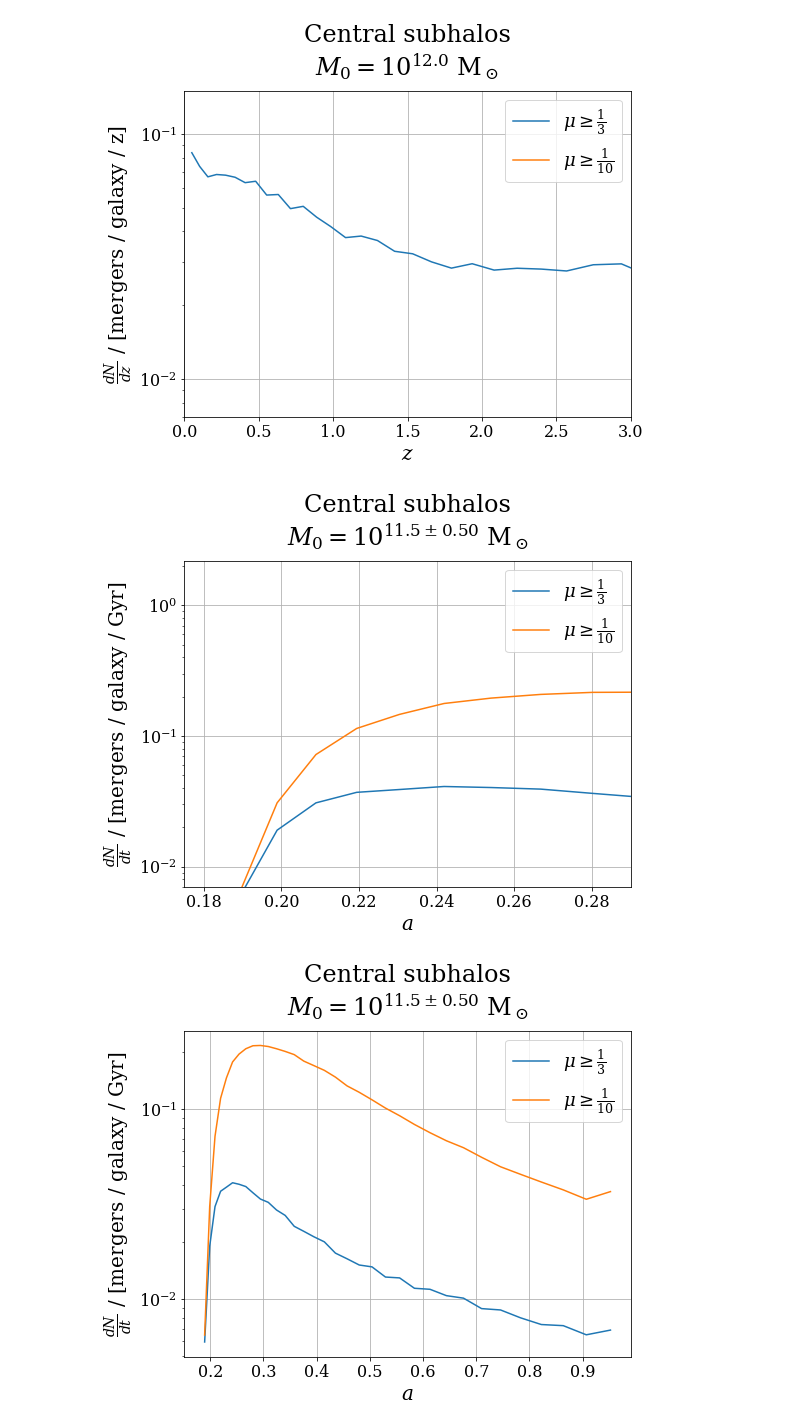
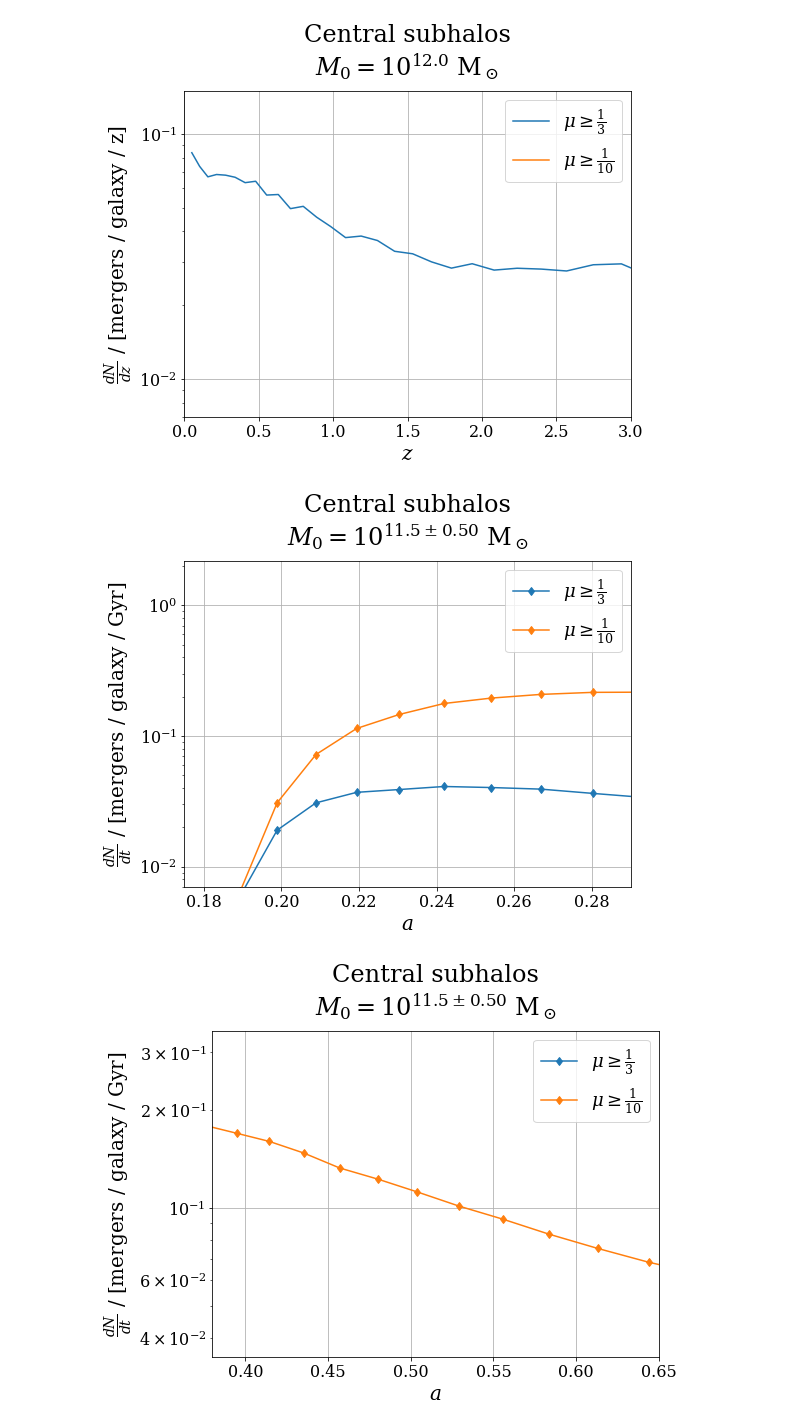
Before and after one commit to patricks1/mergers, a Jupyter notebook: mergers3/dNdx.ipynb, the cells around one changed output. Saved outputs shown, nothing was run; the diff lists cells and outputs as text; code cells hidden in the pictures.

Commit message:
more dNdx plots

```diff
--- a/mergers3/dNdx.ipynb
+++ b/mergers3/dNdx.ipynb
@@ -24,7 +24,7 @@ rcParams['legend.fontsize']=18
 # %%
 pertxt='P$\mathrm{\\acute{e}}$rez-Gonz$\mathrm{\\acute{a}}$lez'
 # %%
-htpm=merg_rates.HalTreepmClass()
+htpm=merg_rates.HalTreepmClass(catkind='halo')
 # %% [output]
 # in merg_rates3.HalTreepm():
   read /data1/arwetzel/lcdm250/snapshot.txt
@@ -89,43 +89,50 @@ building merger tree
 # $\frac{dN}{dz}(z)$
 # %%
 def plt_dNdx_ofz(tpm, typ, dx, Mcond, smf_lbl, ziend=34, ylim=None,
-                 xlim=None, scalefac=False, through=False, Mwid=0.5):
+                 xlim=None, xaxis='z', through=False, Mwid=0.5):
     import importlib
     importlib.reload(merg_rates)
-    htpm.dNdx_ofz=merg_rates.HalTreepmClass.dNdx_ofz.__get__(htpm, merg_rates.HalTreepmClass)
+    htpm.dNdx_ofz=merg_rates.HalTreepmClass.dNdx_ofz.__get__(htpm,
+                                                             merg_rates.HalTreepmClass)
+    %matplotlib inline
 
     dNdxs_gal_3=htpm.dNdx_ofz(galtpm=tpm, Mcond=Mcond, zi_Mcond=0,
                               mu_cond=np.log10(1./3.),
                               typ=typ, dx=dx,
-                              ziend=ziend, through=through)
+                              ziend=ziend, through=through, x_ax=xaxis)
     dNdxs_gal_10=htpm.dNdx_ofz(galtpm=tpm, Mcond=Mcond, zi_Mcond=0,
                                mu_cond=np.log10(1./10.),
                                typ=typ, dx=dx,
-                               ziend=ziend, through=through)
+                               ziend=ziend, through=through, x_ax=xaxis)
 
     fig=plt.figure(figsize=(8,6))
     ax=fig.add_subplot(111)
 
-    x3=np.array(dNdxs_gal_3[0])
-    x10=np.array(dNdxs_gal_10[0])
-    if scalefac:
-        x3=1./(1.+x3)
-        x10=1./(1.+x10)
-        ax.set_xlabel('$a$')
+    ax.plot(dNdxs_gal_3[0], dNdxs_gal_3[1],
+            label='$\mu\geq\\frac{1}{3}$', marker='d')
+    ax.plot(dNdxs_gal_10[0], dNdxs_gal_10[1],
+            label='$\mu\geq\\frac{1}{10}$', marker='d')
+
+    if 'gal' in typ:
+        objstr = 'galaxy'
+    elif 'hal' in typ or typ=='host':
+        objstr = 'halo'
     else:
-        ax.set_xlabel('$z$')
+        raise ValueError('Unexpected type')
 
-    ax.plot(x3, dNdxs_gal_3[1],
-            label='$\mu\geq\\frac{1}{3}$')
-    ax.plot(x10, dNdxs_gal_10[1],
-            label='$\mu\geq\\frac{1}{10}$')
     if dx=='dz':
-        ax.set_ylabel('$\\frac{{dN}}{{{0}}}$ / [mergers / galaxy / z]'.format(dx))
+        ax.set_ylabel('$\\frac{{dN}}{{{0}}}$ / [mergers / {1} / z]'.format(dx,
+                                                                           objstr))
     elif dx=='dt':
-        ax.set_ylabel('$\\frac{{dN}}{{{0}}}$ / [mergers / galaxy / Gyr]'.format(dx))
+        ax.set_ylabel('$\\frac{{dN}}{{{0}}}$ / [mergers / {1} / Gyr]'.format(dx,
+                                                                             objstr))
     else:
         raise ValueError('unexpected dx')
     ax.set_yscale('log')
+    if xaxis=='t':
+        ax.set_xlabel('${0}$ / Gyr'.format(xaxis))
+    else:
+        ax.set_xlabel('${0}$'.format(xaxis))
     if tpm is None:
         ax.set_title('{0}'
                      '\n$M_0=10^{{{1:0.1f}\pm{2:0.2f}}}$ M$_\odot$'
@@ -218,16 +246,16 @@ plt_dNdx_ofz(None, typ='censubhal', dx='dz', Mcond=12.,
 # %%
 plt_dNdx_ofz(None, typ='censubhal', dx='dt', Mcond=11.5,
              smf_lbl='Central subhalos', ziend=34,
-             ylim=[7e-3,2.2], xlim=[0.175,0.29], scalefac=True,
+             ylim=[7e-3,2.2], xlim=[0.175,0.29], xaxis='a',
              through=False, Mwid=1.)
 # %% [output]
-[figure, old version]
+[figure, new version]
 # %%
 plt_dNdx_ofz(None, typ='censubhal', dx='dt', Mcond=11.5,
              Mwid=1.,
              smf_lbl='Central subhalos', ziend=34,
-             ylim=None, xlim=None, scalefac=True,
+             ylim=[3.5e-2,0.35], xlim=[0.38,0.65], xaxis='a',
              through=False)
 # %% [output]
-[figure, old version]
+[figure, new version]
 # %%
```
Also changed, not shown: parts of 14 cells of this notebook.
